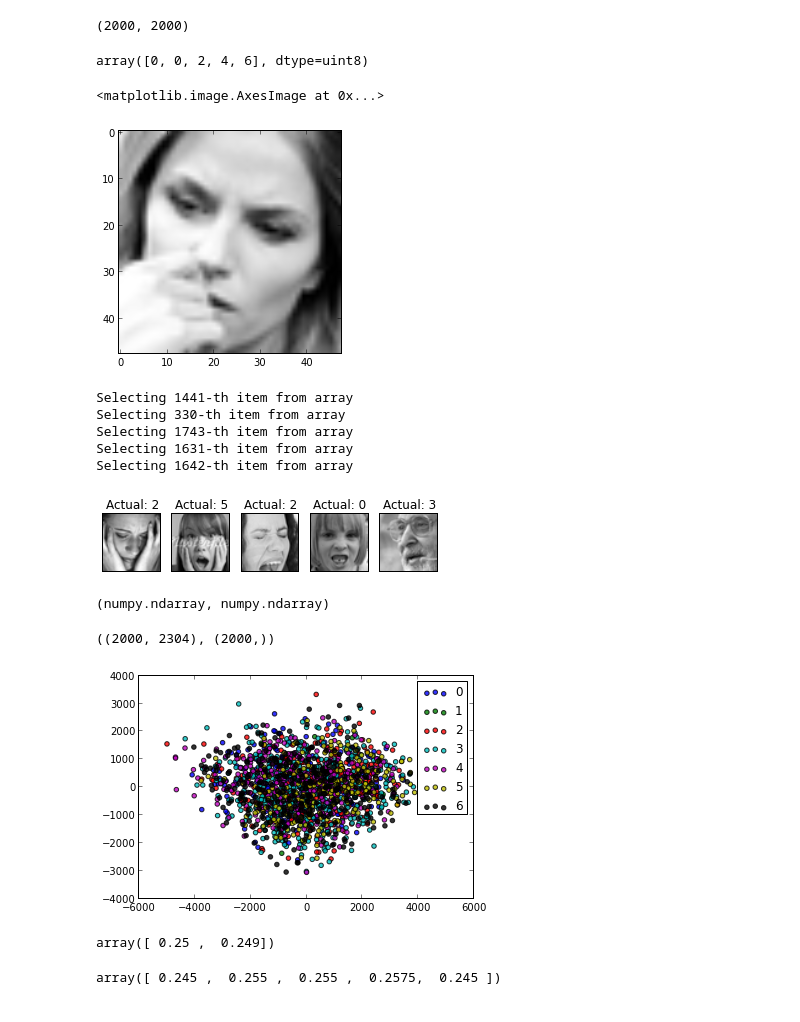
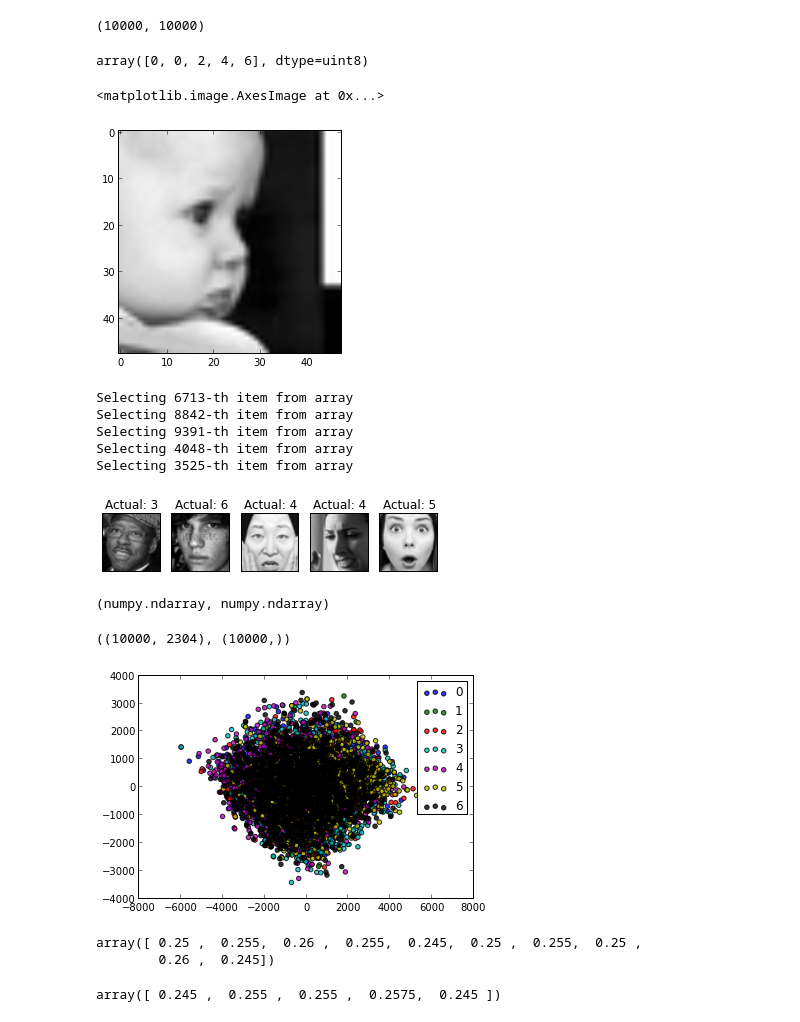
Before and after one commit to ageek/pynotebooks, a Jupyter notebook: kaggle - Facial Expression Recognition.ipynb, the cells around one changed output. Saved outputs shown, nothing was run; the diff lists cells and outputs as text; code cells hidden in the pictures.

Commit message:
Apply NN to Kaggle facial expression challenge - work in progress

```diff
--- a/kaggle - Facial Expression Recognition.ipynb
+++ b/kaggle - Facial Expression Recognition.ipynb
@@ -25,22 +27,22 @@ def images2Vector(filePath):
     lab = np.asarray(lab, dtype='uint8')
     return dat, lab
 # %%
-faces_data = '/home/bakuda/ageekrepo/kaggle/facial_expression_recognition/fer2013_2000.csv'
+faces_data = '/home/ubuntu/stableDisk/img/gkt/kaggle/facial_expression_recognition/fer2013_10000.csv'
 # %%
 X, y =  images2Vector(faces_data)
 # %%
 len(X), len(y)
 # %% [output]
-(2000, 2000)
+(10000, 10000)
 # %%
 y[:5]
 # %% [output]
 array([0, 0, 2, 4, 6], dtype=uint8)
 # %%
-pl.imshow(X[2].reshape((48,48)), cmap=pl.gray())
+pl.imshow(X[12].reshape((48,48)), cmap=pl.gray())
 # %% [output]
 <matplotlib.image.AxesImage at 0x...>
-[figure, old version]
+[figure, new version]
 # %%
 for i,j in enumerate(np.random.permutation(xrange(len(X)))[:5]):
     print "Selecting %d-th item from array" %(j)
@@ -49,12 +51,12 @@ for i,j in enumerate(np.random.permutation(xrange(len(X)))[:5]):
     pl.title("Actual: %d" % int(y[j]))
     pl.xticks(()), pl.yticks(())
 # %% [output]
-Selecting 1441-th item from array
-Selecting 330-th item from array
-Selecting 1743-th item from array
-Selecting 1631-th item from array
-Selecting 1642-th item from array
+Selecting 6713-th item from array
+Selecting 8842-th item from array
+Selecting 9391-th item from array
+Selecting 4048-th item from array
+Selecting 3525-th item from array
-[figure, old version]
+[figure, new version]
 # %%
 type(X), type(y)
 # %% [output]
@@ -62,7 +64,7 @@ type(X), type(y)
 # %%
 X.shape, y.shape
 # %% [output]
-((2000, 2304), (2000,))
+((10000, 2304), (10000,))
 # %%
 # lets see data scatter
 X_pca_for2d_plotting = RandomizedPCA(n_components=2).fit_transform(X)
@@ -74,18 +76,19 @@ for i, c in zip(np.unique(y), cycle(colors)):
                label=str(i), c=c, alpha=.8)
     pl.legend(loc='upper right')
 # %% [output]
-[figure, old version]
+[figure, new version]
 # %%
-faces_data = '/home/bakuda/ageekrepo/kaggle/facial_expression_recognition/fer2013_2000.csv'
+faces_data = '/home/ubuntu/stableDisk/img/gkt/kaggle/facial_expression_recognition/fer2013_2000.csv'
 X, y =  images2Vector(faces_data)
 
 # lets start kicking
 # first hit:  svm with rbf, default C & gamma
 clf_rbf = svm.SVC(kernel='rbf')
-cross_val_score(clf, X, y, cv=2)
+cross_val_score(clf_rbf, X, y, cv=10)
 #scores of .25 is not bad to start with[note we are just using 2000 of all training data]
 # %% [output]
-array([ 0.25 ,  0.249])
+array([ 0.25 ,  0.255,  0.26 ,  0.255,  0.245,  0.25 ,  0.255,  0.25 ,
+        0.26 ,  0.245])
 # %%
 eigenfaces_count = 80
 X_pca = RandomizedPCA(n_components=eigenfaces_count).fit_transform(X)
```
Also changed, not shown: parts of 5 cells of this notebook.
